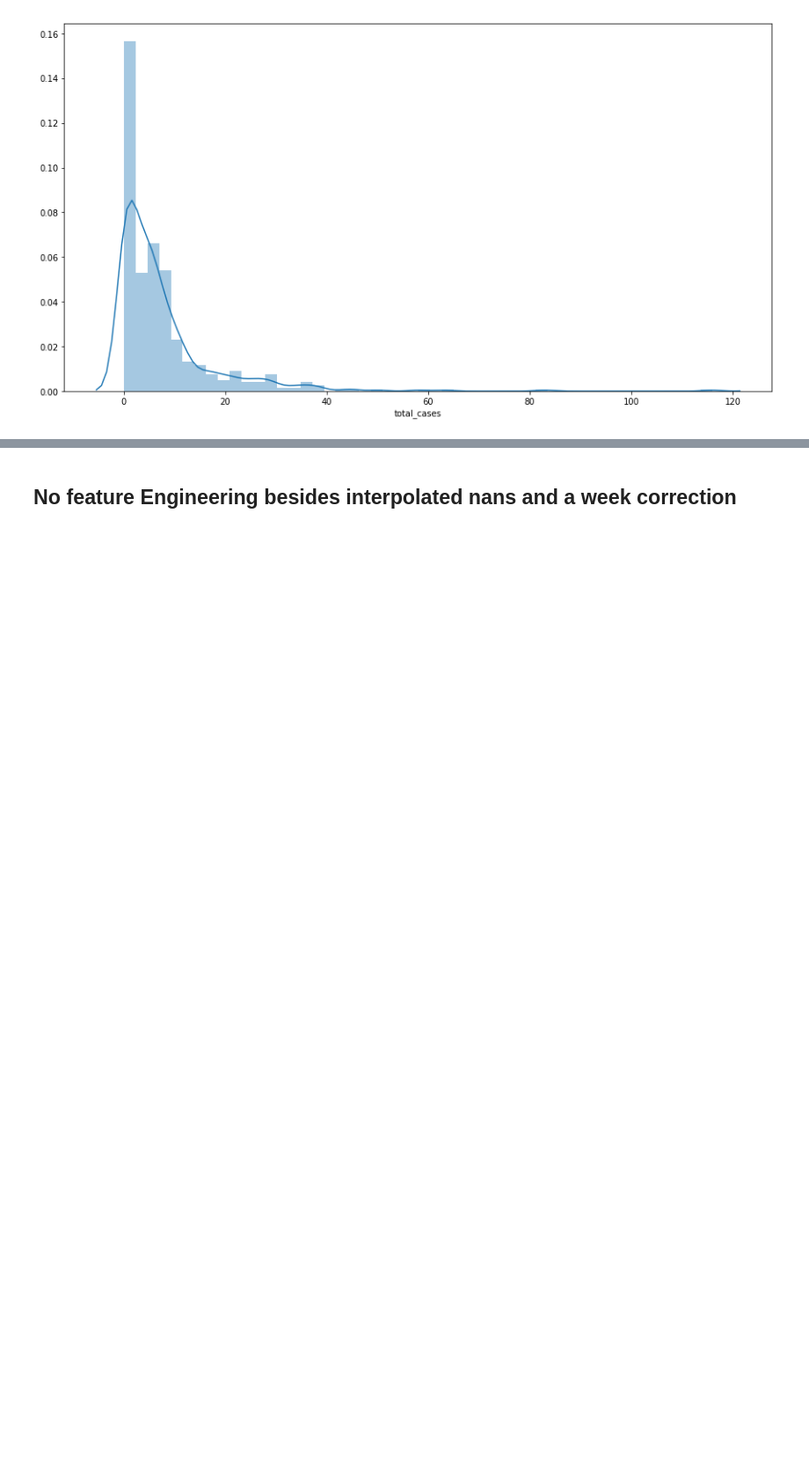
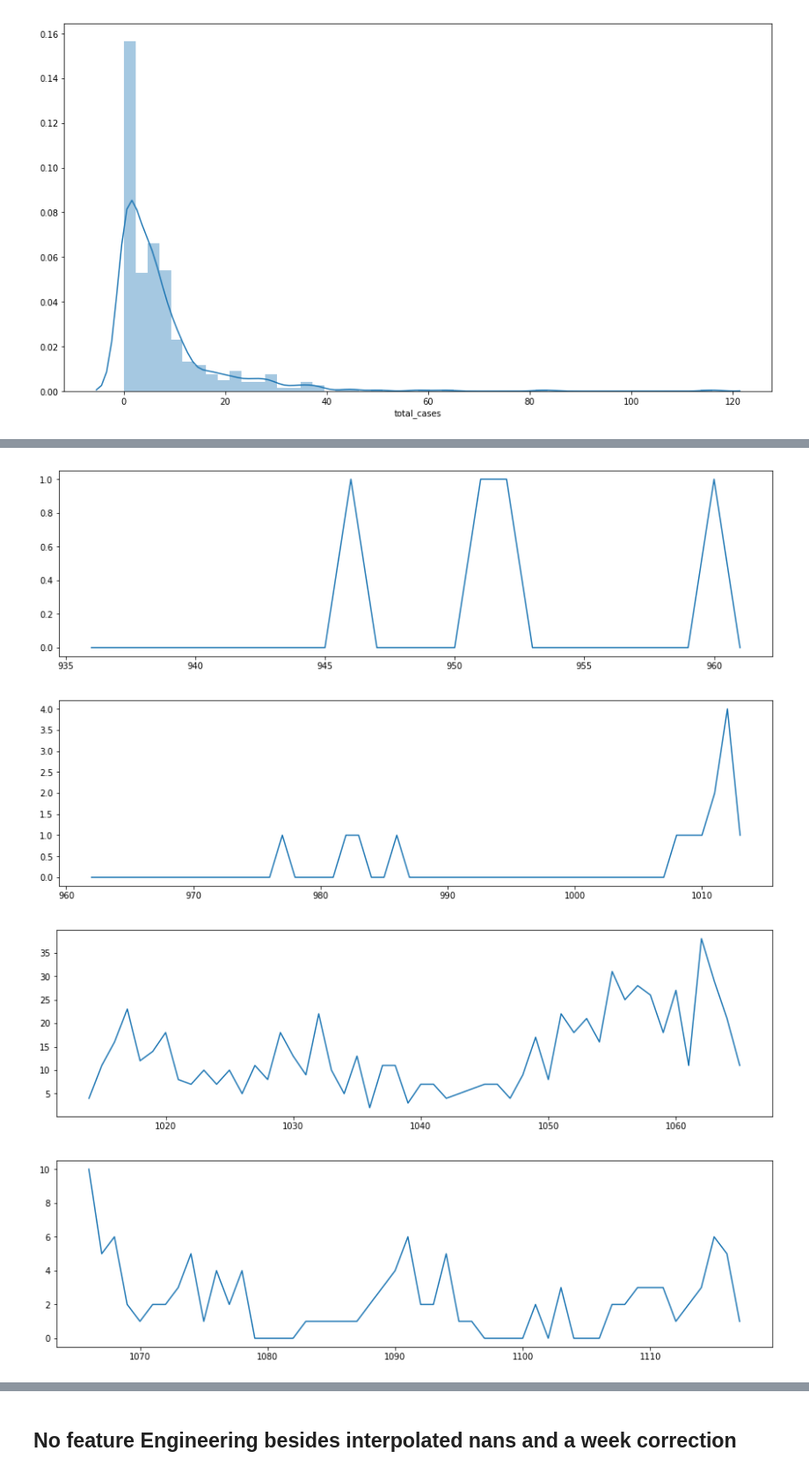
Before and after one commit to conditg/deng-ai, a Jupyter notebook: IQ.ipynb, the cells around one changed output, grey strips where cells are left out. Shown at 88% size. Saved outputs shown, nothing was run; the diff lists cells and outputs as text; code cells hidden in the pictures; blank space fills up the shorter version.

```diff
--- a/IQ.ipynb
+++ b/IQ.ipynb
@@ -38,0 +46,10 @@ plt.show()
+# %%
+for year in iq.year.unique():
+    plt.figure(figsize=[15,4])
+    plt.plot(iq[iq.year == year]['total_cases'])
+    plt.show()
+# %% [output]
+[figure, added]
+[figure, added]
+[figure, added]
+[figure, added]
```
Also changed, not shown: parts of 4 cells of this notebook, 5 other files.
